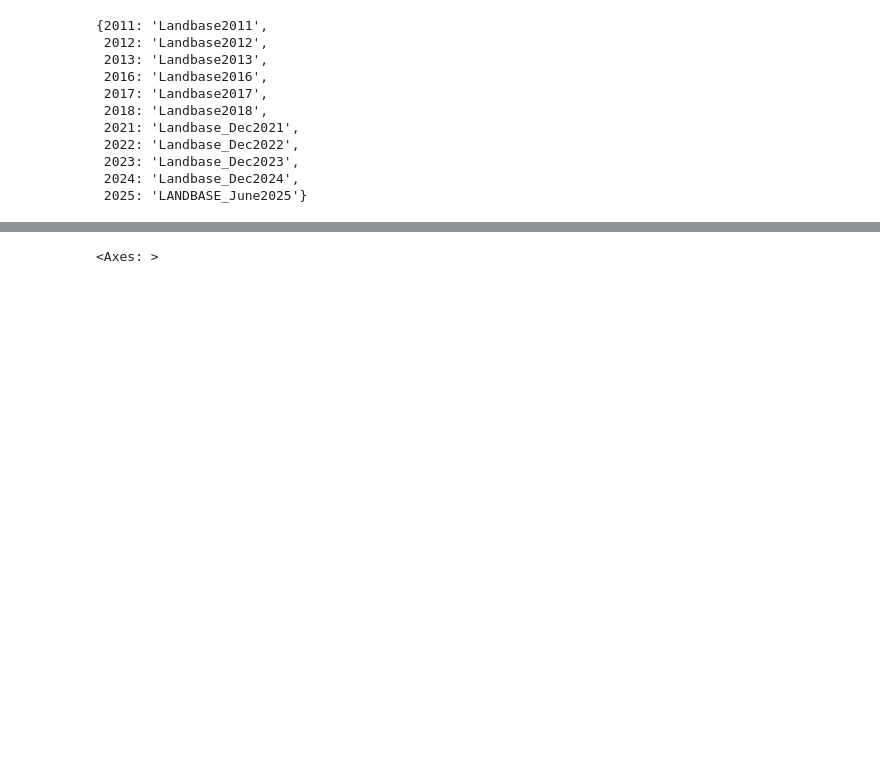
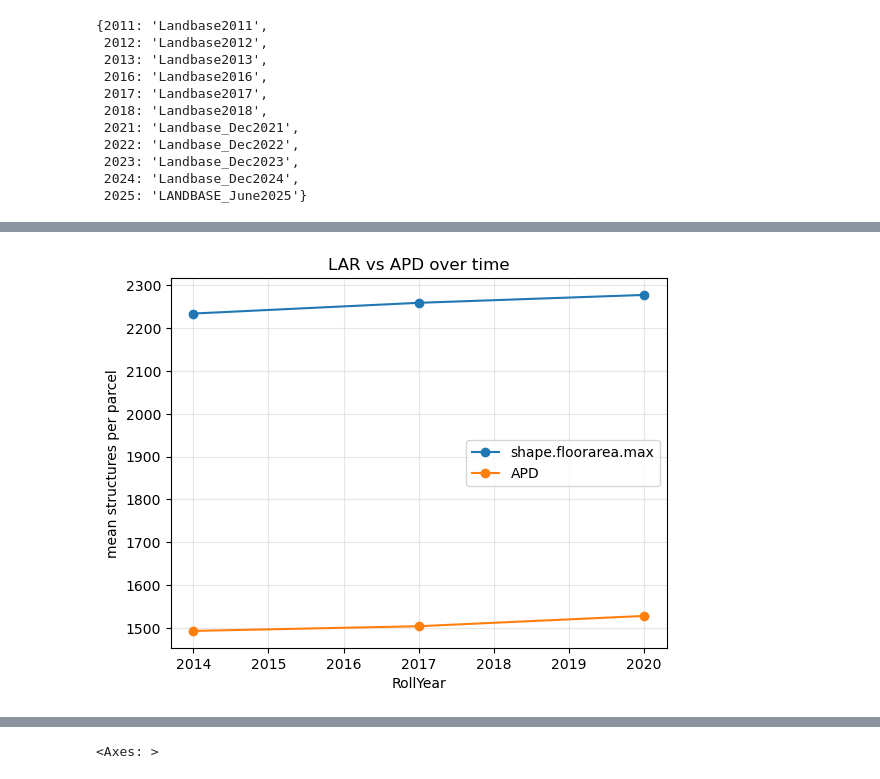
Before and after one commit to AdamSwietek/Hidden_Housing, a Jupyter notebook: notebooks/eda/explore_parcels.ipynb, the cells around one changed output, grey strips where cells are left out. Saved outputs shown, nothing was run; the diff lists cells and outputs as text; code cells hidden in the pictures; blank space fills up the shorter version.

```diff
--- a/notebooks/eda/explore_parcels.ipynb
+++ b/notebooks/eda/explore_parcels.ipynb
@@ -224,0 +357,19 @@ ValueError: Cannot register "REGISTER","rtype":"semlock","base64_name" for autom
+# %%
+import matplotlib.pyplot as plt
+
+mean_over_time = (results
+    .groupby("RollYear")[["shape.floorarea.max", "SQFTmain"]]
+    .median()
+    .rename(columns={
+        "shape.floorarea.sum": "LAR",
+        "SQFTmain": "APD"
+    })
+)
+
+mean_over_time.plot(marker="o")
+plt.ylabel("mean structures per parcel")
+plt.title("LAR vs APD over time")
+plt.grid(alpha=0.3)
+plt.show()
+# %% [output]
+[figure, added]
```
Also changed, not shown: parts of 13 cells of this notebook, 1 other file.
